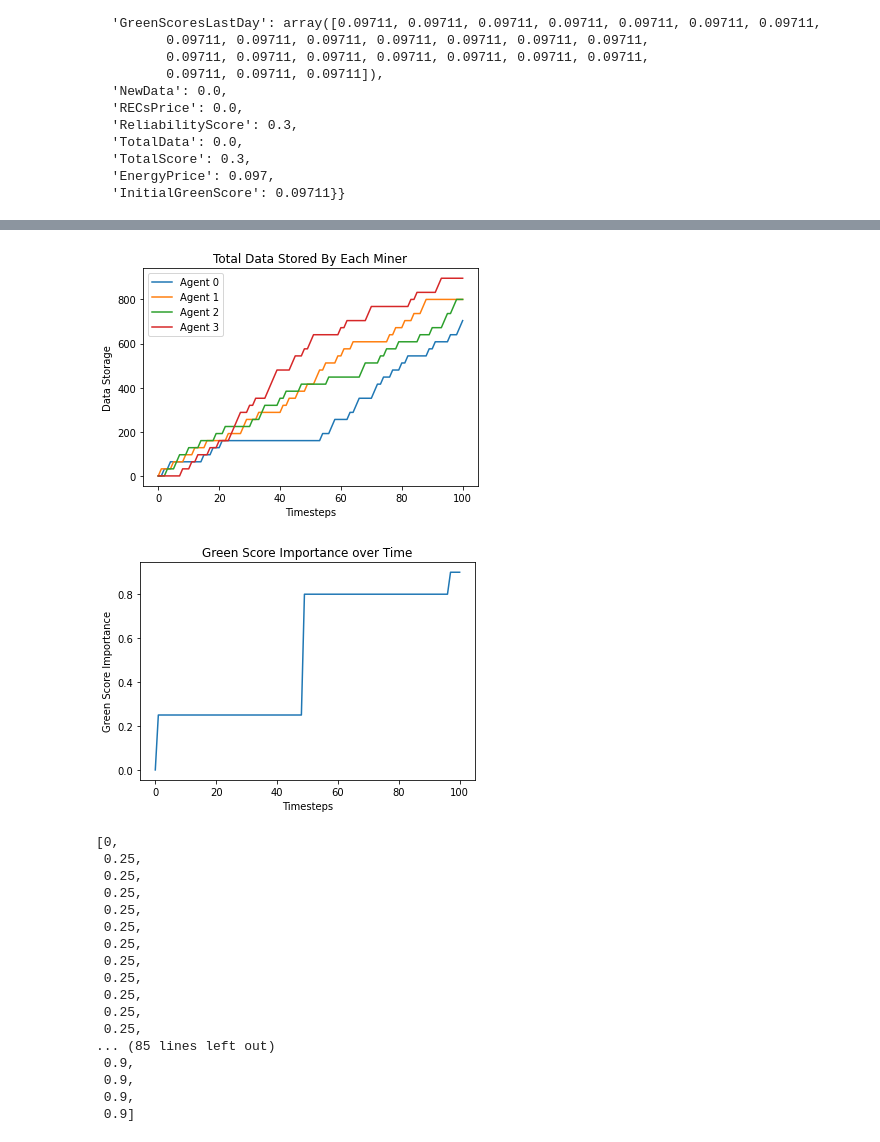
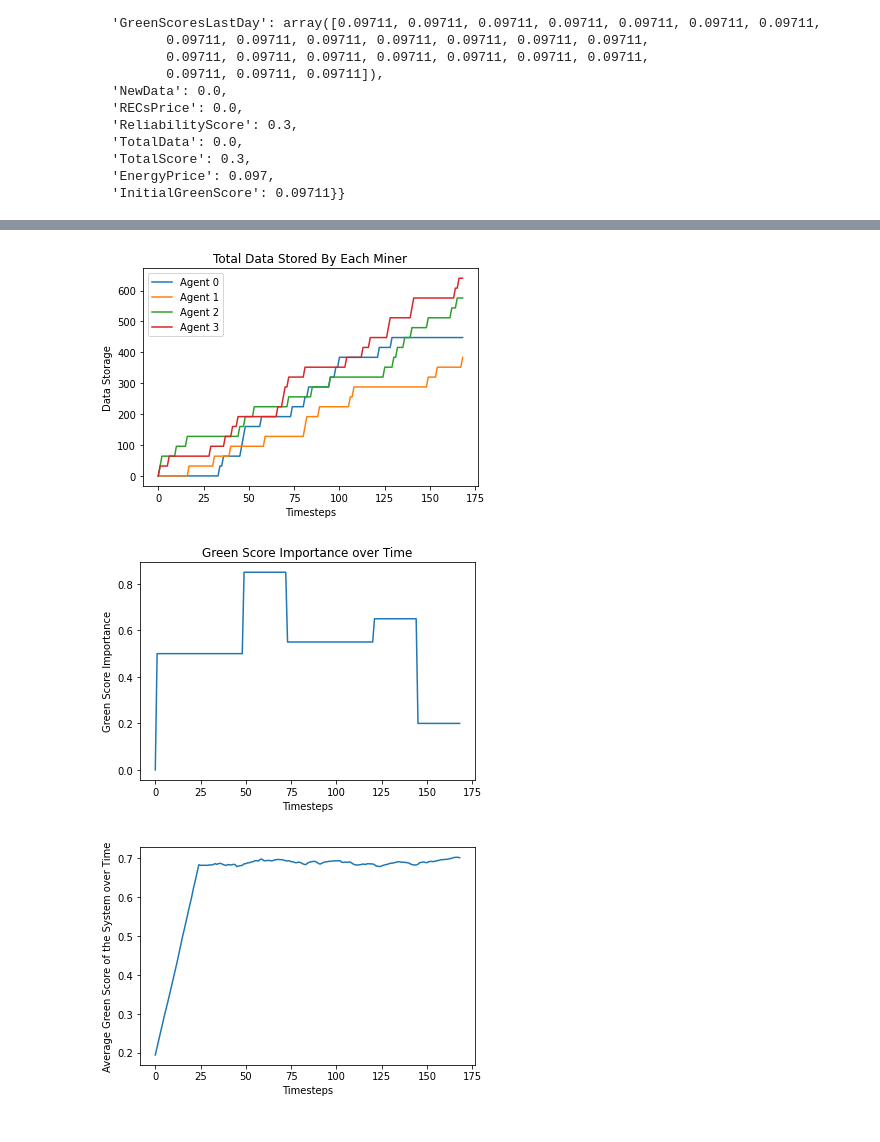
Before and after one commit to elip06/ai-economist, a Jupyter notebook: tutorials/filecoin_training_with_rllib.ipynb, the cells around one changed output, grey strips where cells are left out. Saved outputs shown, nothing was run; the diff lists cells and outputs as text; code cells hidden in the pictures.

```diff
--- a/tutorials/filecoin_training_with_rllib.ipynb
+++ b/tutorials/filecoin_training_with_rllib.ipynb
@@ -22,9 +22,9 @@ env_config_dict = {
 
     # ===== STANDARD ARGUMENTS ======
     # kwargs that are used by every Scenario class (i.e. defined in BaseEnvironment)
-    'n_agents': 4,          # Number of non-planner agents (must be > 1)
+    'n_agents': 100,          # Number of non-planner agents (must be > 1)
     'world_size': [1, 1], # [Height, Width] of the env world
-    'episode_length': 100, # Number of timesteps per episode
+    'episode_length': 168, # Number of timesteps per episode
 
     # In multi-action-mode, the policy selects an action for each action subspace (defined in component code).
     # Otherwise, the policy selects only 1 action.
@@ -330,42 +355,30 @@ plt.show()
 # %%
-plt.plot(np.arange(0,101),agent_0_data, label="Agent 0")
-plt.plot(np.arange(0,101),agent_1_data, label="Agent 1")
-plt.plot(np.arange(0,101),agent_2_data, label="Agent 2")
-plt.plot(np.arange(0,101),agent_3_data, label="Agent 3")
+plt.plot(np.arange(0,169),agent_0_data, label="Agent 0")
+plt.plot(np.arange(0,169),agent_1_data, label="Agent 1")
+plt.plot(np.arange(0,169),agent_2_data, label="Agent 2")
+plt.plot(np.arange(0,169),agent_3_data, label="Agent 3")
 plt.title('Total Data Stored By Each Miner')
 plt.legend()
 plt.xlabel('Timesteps')
 plt.ylabel('Data Storage')
 plt.savefig("miners_data_stored.png")
 plt.show()
 # %% [output]
-[figure, old version]
+[figure, new version]
 # %%
-plt.plot(np.arange(0,101),planner_gr_score_importances)
+plt.plot(np.arange(0,169),planner_gr_score_importances)
 plt.title('Green Score Importance over Time')
 plt.xlabel('Timesteps')
 plt.ylabel('Green Score Importance')
 plt.savefig("planner_policy.png")
 plt.show()
 # %% [output]
-[figure, old version]
+[figure, new version]
 # %%
-planner_gr_score_importances
+plt.plot(np.arange(0,169),avg_green_scores)
+plt.xlabel('Timesteps')
+plt.ylabel('Average Green Score of the System over Time')
+plt.savefig("avg_miner_green_score.png")
+plt.show()
 # %% [output]
-[0,
- 0.25,
- 0.25,
- 0.25,
- 0.25,
- 0.25,
- 0.25,
- 0.25,
- 0.25,
- 0.25,
- 0.25,
- 0.25,
-... (85 lines left out)
- 0.9,
- 0.9,
- 0.9,
- 0.9]
+[figure, added]
```
Also changed, not shown: parts of 13 cells of this notebook, 7 other files.
